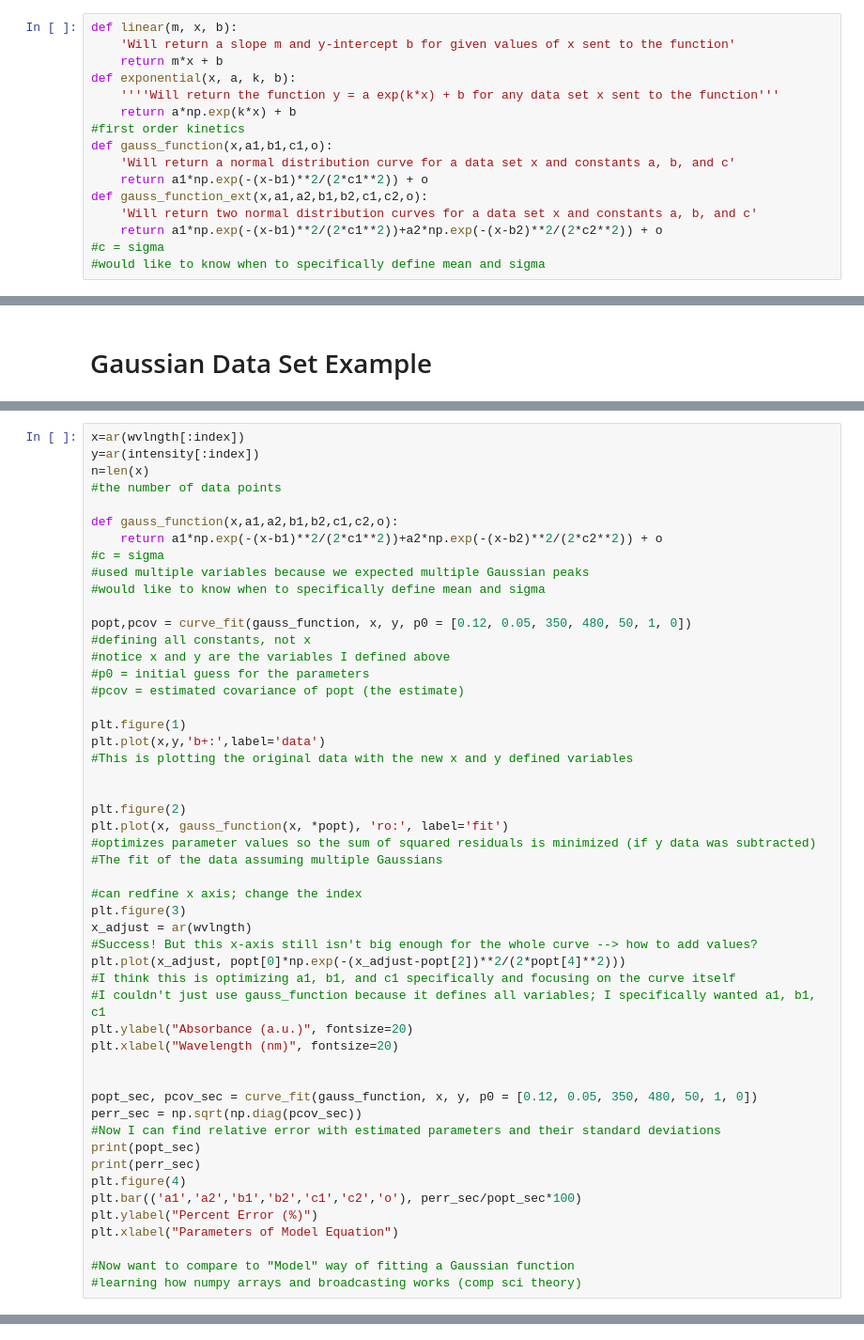
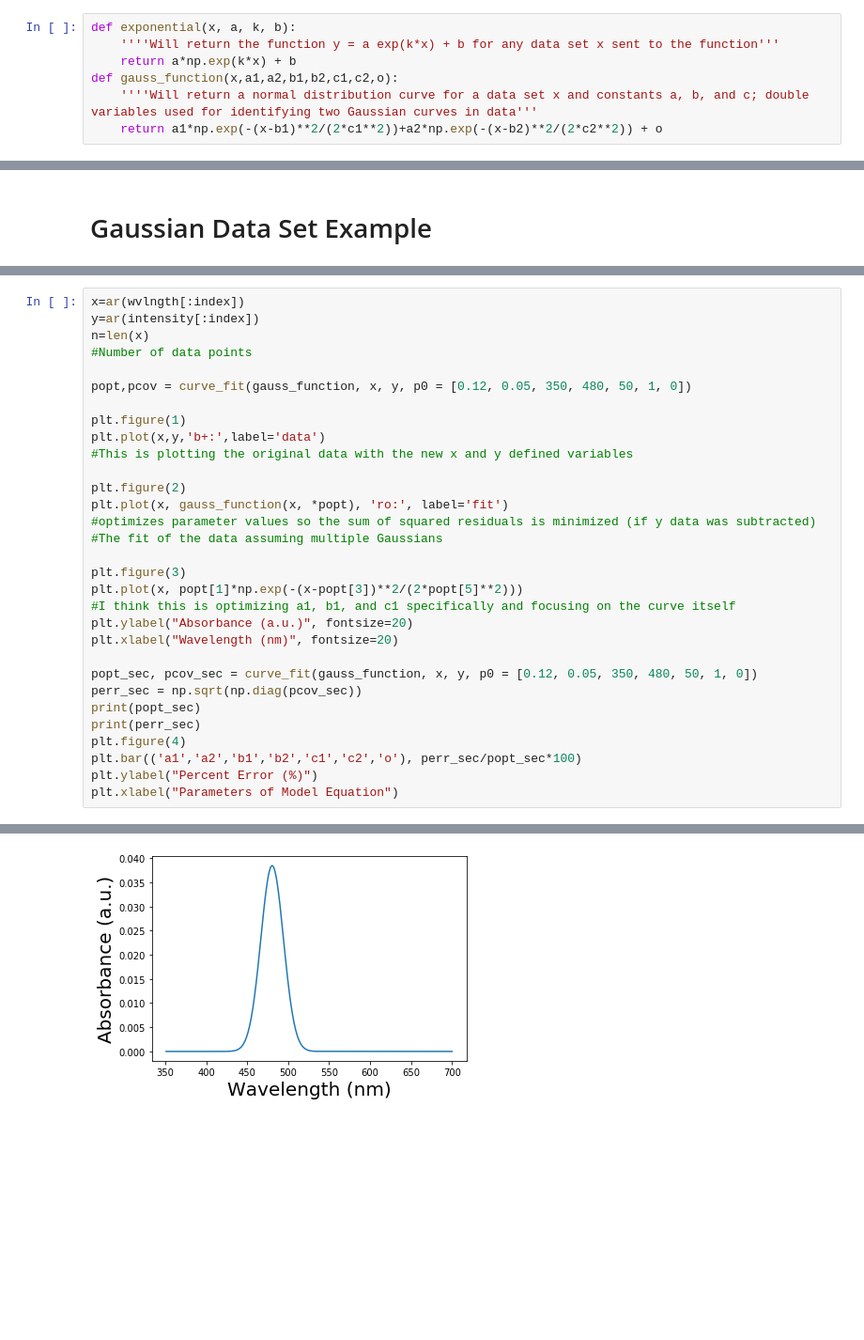
Before and after one commit to barnetk1/Test-repo, a Jupyter notebook: CHEM 399 Project 1_repo_cleanup.ipynb, the cells around one changed output, grey strips where cells are left out. Shown at 94% size. Drawn from its saved outputs; the diff is of its cells as text; blank space fills up the shorter version.

```diff
--- a/CHEM 399 Project 1_repo_cleanup.ipynb
+++ b/CHEM 399 Project 1_repo_cleanup.ipynb
@@ -14,18 +14,9 @@ import statistics
 # %%
-def linear(m, x, b):
-    'Will return a slope m and y-intercept b for given values of x sent to the function'
-    return m*x + b
 def exponential(x, a, k, b):
     ''''Will return the function y = a exp(k*x) + b for any data set x sent to the function'''
     return a*np.exp(k*x) + b
-#first order kinetics
-def gauss_function(x,a1,b1,c1,o):
-    'Will return a normal distribution curve for a data set x and constants a, b, and c'
-    return a1*np.exp(-(x-b1)**2/(2*c1**2)) + o
-def gauss_function_ext(x,a1,a2,b1,b2,c1,c2,o):
-    'Will return two normal distribution curves for a data set x and constants a, b, and c'
+def gauss_function(x,a1,a2,b1,b2,c1,c2,o):
+    ''''Will return a normal distribution curve for a data set x and constants a, b, and c; double variables used for identifying two Gaussian curves in data'''
     return a1*np.exp(-(x-b1)**2/(2*c1**2))+a2*np.exp(-(x-b2)**2/(2*c2**2)) + o
-#c = sigma
-#would like to know when to specifically define mean and sigma
 # %% [markdown]
 # Linear Data Set Example
@@ -319,50 +178,31 @@ plt.plot(wvlngth[:index], intensity[:index])
 x=ar(wvlngth[:index])
 y=ar(intensity[:index])
 n=len(x)
-#the number of data points
-
-def gauss_function(x,a1,a2,b1,b2,c1,c2,o):
-    return a1*np.exp(-(x-b1)**2/(2*c1**2))+a2*np.exp(-(x-b2)**2/(2*c2**2)) + o
-#c = sigma
-#used multiple variables because we expected multiple Gaussian peaks
-#would like to know when to specifically define mean and sigma
+#Number of data points
 
 popt,pcov = curve_fit(gauss_function, x, y, p0 = [0.12, 0.05, 350, 480, 50, 1, 0])
-#defining all constants, not x
-#notice x and y are the variables I defined above
-#p0 = initial guess for the parameters
-#pcov = estimated covariance of popt (the estimate)
 
 plt.figure(1)
 plt.plot(x,y,'b+:',label='data')
 #This is plotting the original data with the new x and y defined variables
-
 
 plt.figure(2)
 plt.plot(x, gauss_function(x, *popt), 'ro:', label='fit')
 #optimizes parameter values so the sum of squared residuals is minimized (if y data was subtracted)
 #The fit of the data assuming multiple Gaussians
 
-#can redfine x axis; change the index
 plt.figure(3)
-x_adjust = ar(wvlngth)
-#Success! But this x-axis still isn't big enough for the whole curve --> how to add values?
-plt.plot(x_adjust, popt[0]*np.exp(-(x_adjust-popt[2])**2/(2*popt[4]**2)))
+plt.plot(x, popt[1]*np.exp(-(x-popt[3])**2/(2*popt[5]**2)))
 #I think this is optimizing a1, b1, and c1 specifically and focusing on the curve itself
-#I couldn't just use gauss_function because it defines all variables; I specifically wanted a1, b1, c1
 plt.ylabel("Absorbance (a.u.)", fontsize=20)
 plt.xlabel("Wavelength (nm)", fontsize=20)
 
-
 popt_sec, pcov_sec = curve_fit(gauss_function, x, y, p0 = [0.12, 0.05, 350, 480, 50, 1, 0])
 perr_sec = np.sqrt(np.diag(pcov_sec))
-#Now I can find relative error with estimated parameters and their standard deviations
 print(popt_sec)
 print(perr_sec)
 plt.figure(4)
 plt.bar(('a1','a2','b1','b2','c1','c2','o'), perr_sec/popt_sec*100)
 plt.ylabel("Percent Error (%)")
 plt.xlabel("Parameters of Model Equation")
-
-#Now want to compare to "Model" way of fitting a Gaussian function
-#learning how numpy arrays and broadcasting works (comp sci theory)
+# %% [output]
@@ -368,0 +216 @@ plt.xlabel("Parameters of Model Equation")
+[figure, added]
```
Also changed, not shown: parts of 36 cells of this notebook, 2 other files.
